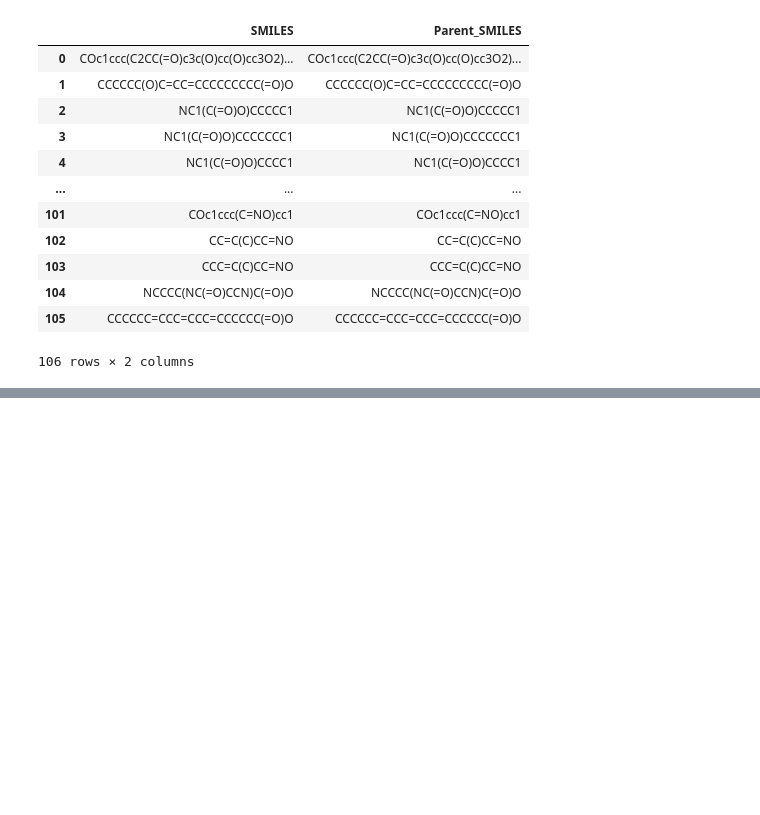
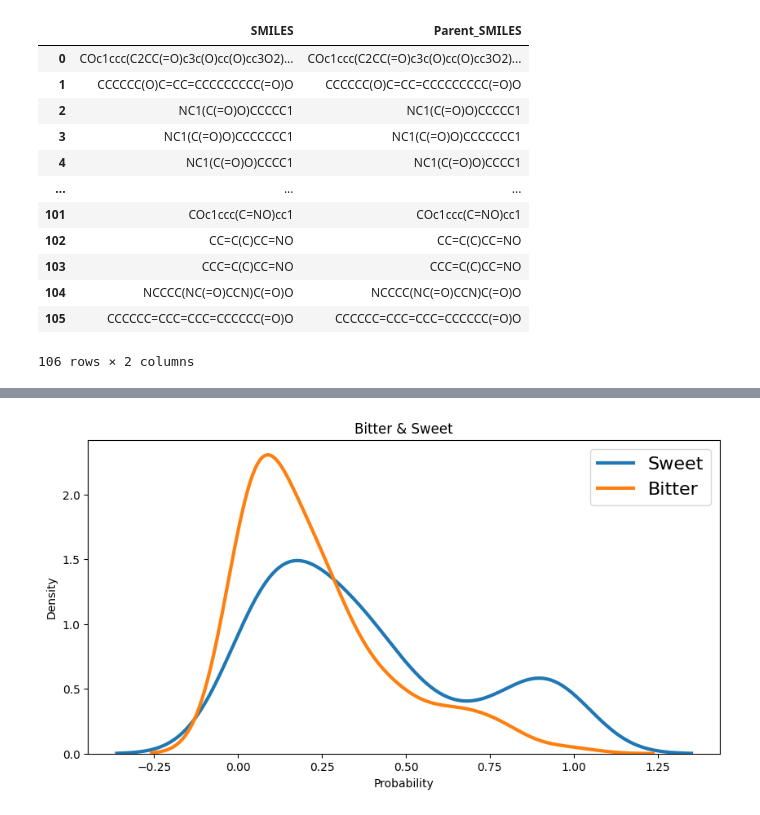
Before and after one commit to lorenzopallante/VirtuousMultiTaste, a Jupyter notebook: notebook/test.ipynb, the cells around one changed output, grey strips where cells are left out. Cells and saved outputs as stored; diff of their text form; code cells hidden in the pictures; blank space fills up the shorter version.

```diff
--- a/notebook/test.ipynb
+++ b/notebook/test.ipynb
@@ -456,0 +459,4 @@ smiles_checked.to_csv(data_path + os.sep + 'parent_smiles_Multitaste_checked.csv
+# %%
+bittersweet_file =  data_path + os.sep + 'ExternalDBs/predicted/bitter&sweet_predictedMultiTaste.csv'
+bittersweet = pd.read_csv(bittersweet_file, sep=',', header=0)
+bittersweet
@@ -456,0 +477,14 @@ smiles_checked.to_csv(data_path + os.sep + 'parent_smiles_Multitaste_checked.csv
+# %%
+# plot probability distribution for each taste in the same plot
+fig, ax = plt.subplots(figsize=(10, 5))
+sns.distplot(bittersweet['Sweet'], hist=False, kde=True, kde_kws={'linewidth': 3}, label='Sweet')
+#sns.distplot(bittersweet['Umami'], hist=False, kde=True, kde_kws={'linewidth': 3}, label='Umami')
+sns.distplot(bittersweet['Bitter'], hist=False, kde=True, kde_kws={'linewidth': 3}, label='Bitter')
+#sns.distplot(bittersweet['Other'], hist=False, kde=True, kde_kws={'linewidth': 3}, label='Other')
+plt.legend(prop={'size': 16})
+plt.xlabel('Probability')
+plt.ylabel('Density')
+plt.title('Bitter & Sweet')
+plt.show()
+# %% [output]
+[figure, added]
```
Also changed, not shown: parts of 5 cells of this notebook, 4 other files.
